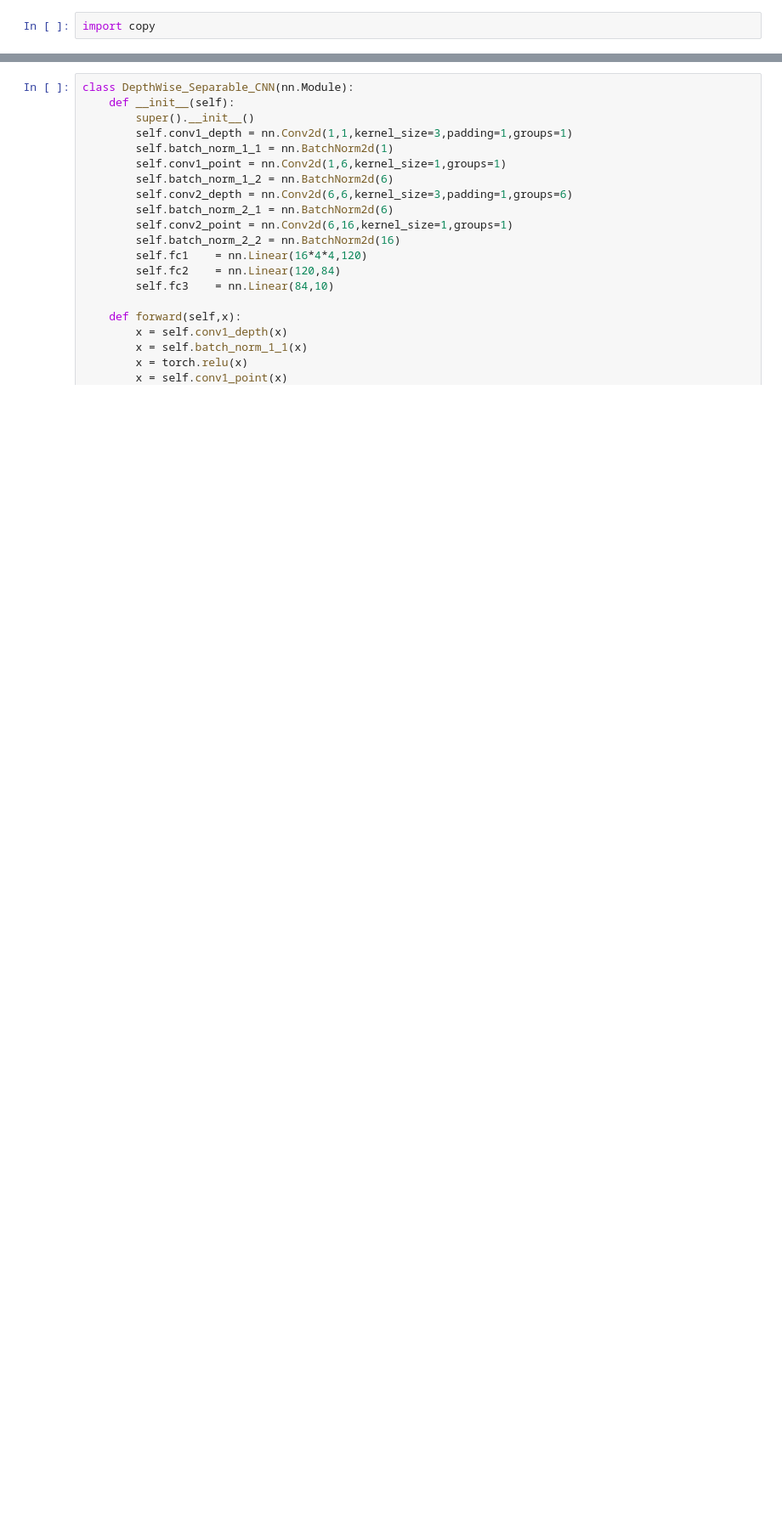
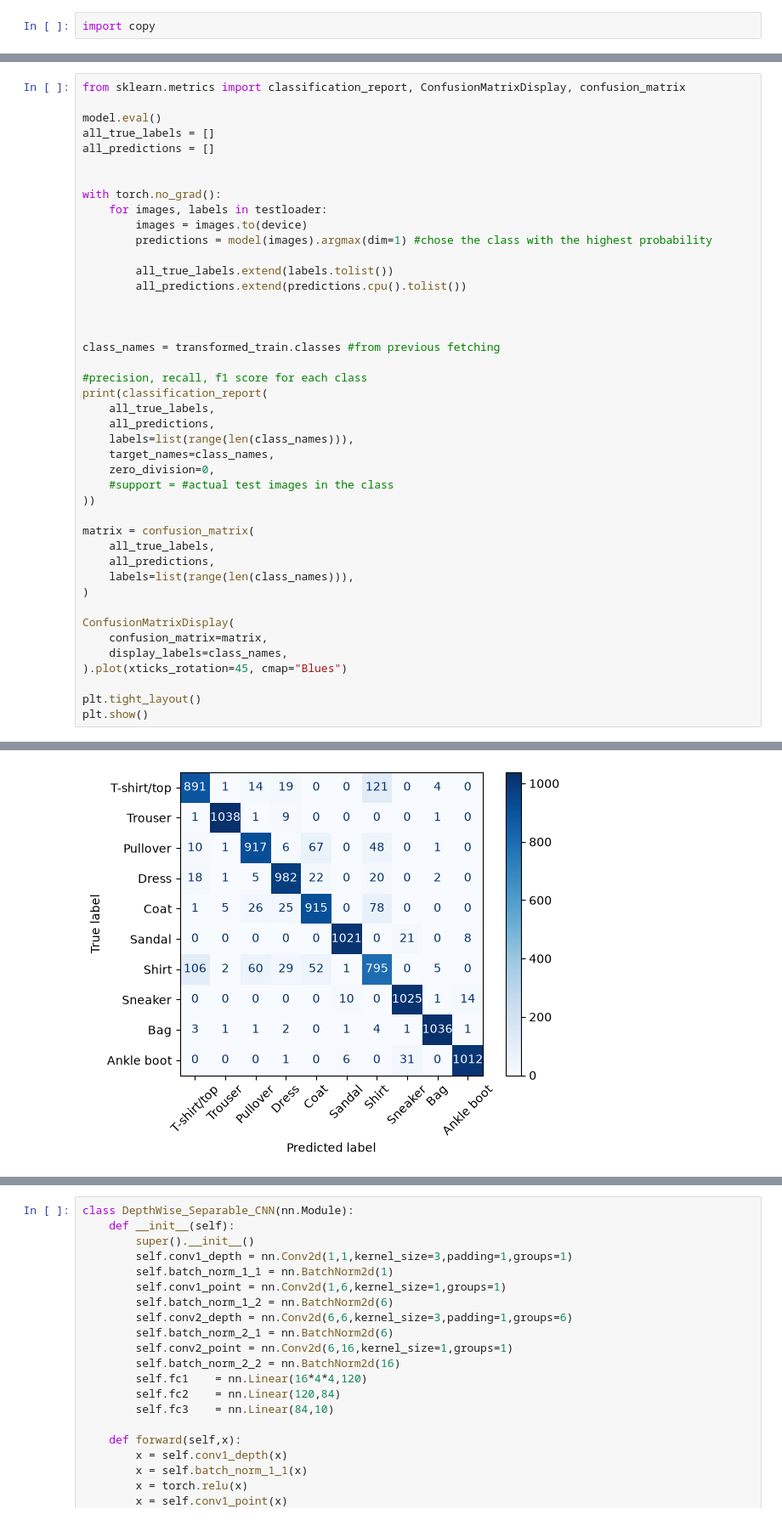
Before and after one commit to chabi1773/EN3150_Assignment_03_Team-FrameX, a Jupyter notebook: PR_assignment.ipynb, the cells around one changed output, grey strips where cells are left out. Shown at 85% size. Saved outputs shown, nothing was run; the diff lists cells and outputs as text; blank space fills up the shorter version.

```diff
--- a/PR_assignment.ipynb
+++ b/PR_assignment.ipynb
@@ -460,0 +506,44 @@ time for training 307.01296067237854 seconds
+# %%
+from sklearn.metrics import classification_report, ConfusionMatrixDisplay, confusion_matrix
+
+model.eval()
+all_true_labels = []
+all_predictions = []
+
+
+with torch.no_grad():
+    for images, labels in testloader:
+        images = images.to(device)
+        predictions = model(images).argmax(dim=1) #chose the class with the highest probability
+
+        all_true_labels.extend(labels.tolist())
+        all_predictions.extend(predictions.cpu().tolist())
+
+
+
+class_names = transformed_train.classes #from previous fetching
+
+#precision, recall, f1 score for each class
+print(classification_report(
+    all_true_labels,
+    all_predictions,
+    labels=list(range(len(class_names))),
+    target_names=class_names,
+    zero_division=0,
+    #support = #actual test images in the class
+))
+
+matrix = confusion_matrix(
+    all_true_labels,
+    all_predictions,
+    labels=list(range(len(class_names))),
+)
+
+ConfusionMatrixDisplay(
+    confusion_matrix=matrix,
+    display_labels=class_names,
+).plot(xticks_rotation=45, cmap="Blues")
+
+plt.tight_layout()
+plt.show()
+# %% [output]
@@ -461,3 +566,4 @@ time for training 307.01296067237854 seconds
+[figure, added]
 # %%
 plt.figure(figsize=(12, 4))
 plt.subplot(1, 3, 1)
```
Also changed, not shown: parts of 9 cells of this notebook.
